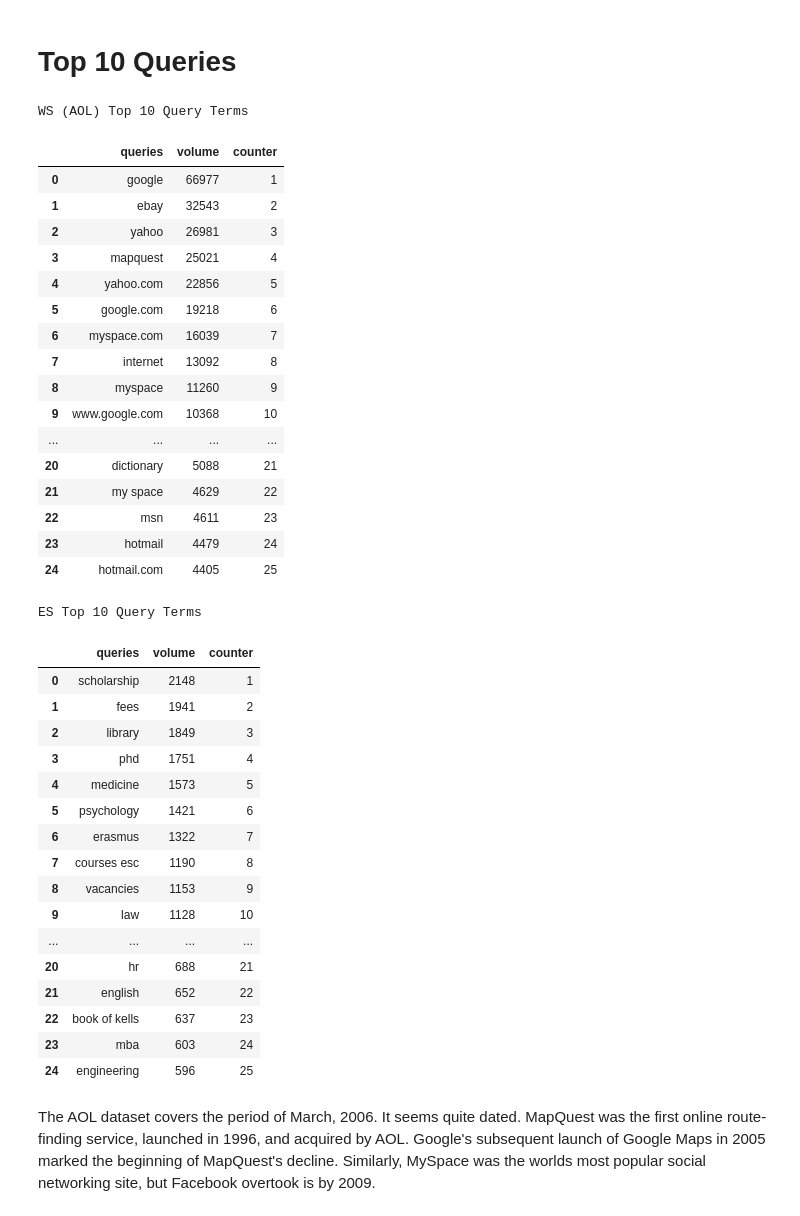
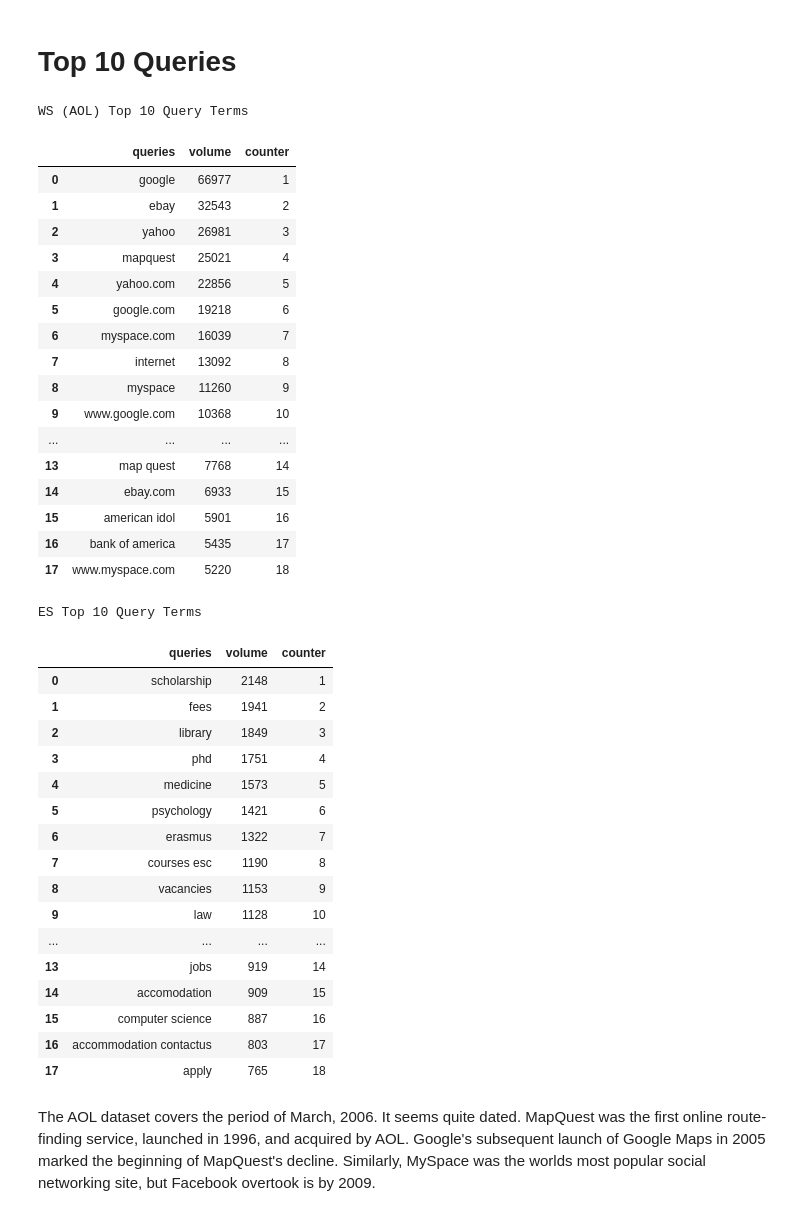
Before and after one commit to ColinDaly75/QAC_LTR_for_ES, a Jupyter notebook: search-demand-curve-enterprise-search.ipynb, the cells around one changed output. Saved outputs shown, nothing was run; the diff lists cells and outputs as text; code cells hidden in the pictures.

```diff
--- a/search-demand-curve-enterprise-search.ipynb
+++ b/search-demand-curve-enterprise-search.ipynb
@@ -77,33 +77,33 @@ ws_df['counter'] = range(initial_value, len(ws_df) +initial_value)
 # %%
 from IPython.display import display_html
 
-es_df_top10=es_df.head(25)
-ws_df_top10=ws_df.head(25)
+es_df_top10=es_df.head(18)
+ws_df_top10=ws_df.head(18)
 
 es_df_styler = es_df_top10.style.set_table_attributes("style='display:inline'").set_caption('<b>ES Top 10 Query Terms</b>')
 ws_df_styler = ws_df_top10.style.set_table_attributes("style='display:inline'").set_caption('<b>WS (AOL) Top 10 Query Terms</b>')
 
 #display_html(es_df_styler._repr_html_()+ws_df_styler._repr_html_(), raw=True)
 display_html(ws_df_styler._repr_html_()+es_df_styler._repr_html_(), raw=True)
 # %% [output]
 WS (AOL) Top 10 Query Terms
 |  | queries | volume | counter |
 | 0 | google | 66977 | 1 |
 | 1 | ebay | 32543 | 2 |
 | 2 | yahoo | 26981 | 3 |
 | 3 | mapquest | 25021 | 4 |
 | 4 | yahoo.com | 22856 | 5 |
 | 5 | google.com | 19218 | 6 |
 | 6 | myspace.com | 16039 | 7 |
 | 7 | internet | 13092 | 8 |
 | 8 | myspace | 11260 | 9 |
 | 9 | www.google.com | 10368 | 10 |
 | ... | ... | ... | ... |
-| 20 | dictionary | 5088 | 21 |
-| 21 | my space | 4629 | 22 |
-| 22 | msn | 4611 | 23 |
-| 23 | hotmail | 4479 | 24 |
-| 24 | hotmail.com | 4405 | 25 |
+| 13 | map quest | 7768 | 14 |
+| 14 | ebay.com | 6933 | 15 |
+| 15 | american idol | 5901 | 16 |
+| 16 | bank of america | 5435 | 17 |
+| 17 | www.myspace.com | 5220 | 18 |
 ES Top 10 Query Terms
 |  | queries | volume | counter |
 | 0 | scholarship | 2148 | 1 |
@@ -117,11 +117,11 @@ ES Top 10 Query Terms
 | 8 | vacancies | 1153 | 9 |
 | 9 | law | 1128 | 10 |
 | ... | ... | ... | ... |
-| 20 | hr | 688 | 21 |
-| 21 | english | 652 | 22 |
-| 22 | book of kells | 637 | 23 |
-| 23 | mba | 603 | 24 |
-| 24 | engineering | 596 | 25 |
+| 13 | jobs | 919 | 14 |
+| 14 | accomodation | 909 | 15 |
+| 15 | computer science | 887 | 16 |
+| 16 | accommodation contactus | 803 | 17 |
+| 17 | apply | 765 | 18 |
 # %% [markdown]
 The AOL dataset covers the period of March, 2006.  It seems quite dated.  MapQuest was the first online route-finding service, launched in 1996, and acquired by AOL.  Google's subsequent launch of Google Maps in 2005 marked the beginning of MapQuest's decline.  Similarly, MySpace was the worlds most popular social networking site, but Facebook overtook is by 2009.
 # %% [markdown]
```
